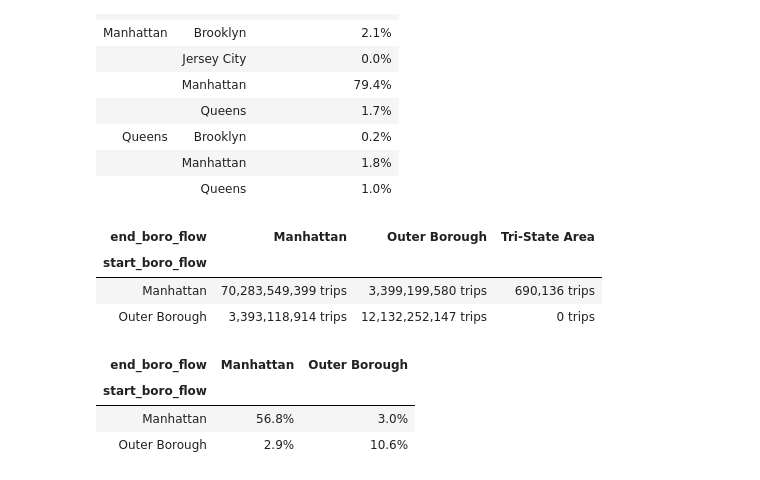
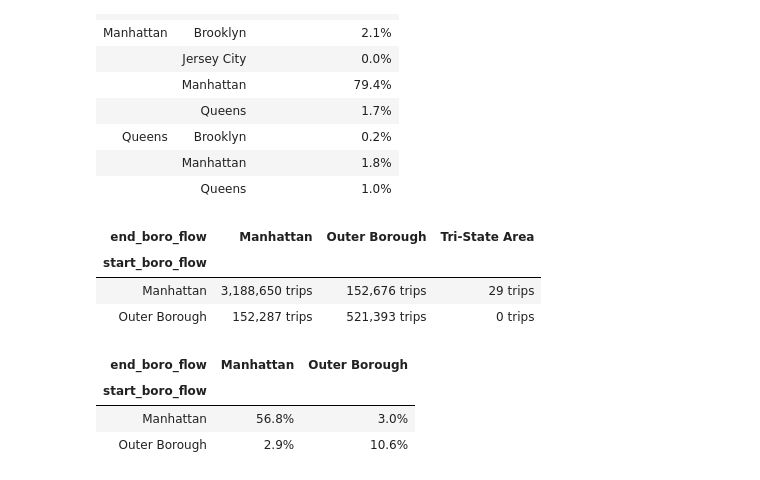
Before and after one commit to yslnam/mofo_bikes, a Jupyter notebook: notebooks/eda/citibike_feature_engineered_eda.ipynb, the cells around one changed output. Cells and saved outputs as stored; diff of their text form; code cells hidden in the pictures.

```diff
--- a/notebooks/eda/citibike_feature_engineered_eda.ipynb
+++ b/notebooks/eda/citibike_feature_engineered_eda.ipynb
@@ -221,14 +221,14 @@ perc_rides_by_boro
 |  | Manhattan | 1.8% |
 |  | Queens | 1.0% |
 # %%
-rides_by_boro_flow = cb.pivot_table('bikeid', index='start_boro_flow', columns='end_boro_flow', aggfunc='sum', fill_value=0)
+rides_by_boro_flow = cb.pivot_table('bikeid', index='start_boro_flow', columns='end_boro_flow', aggfunc='count', fill_value=0)
 rides_by_boro_flow = rides_by_boro_flow.applymap('{0:,.0f} trips'.format)
 rides_by_boro_flow
 # %% [output]
 | end_boro_flow | Manhattan | Outer Borough | Tri-State Area |
 | start_boro_flow |  |  |  |
-| Manhattan | 70,283,549,399 trips | 3,399,199,580 trips | 690,136 trips |
-| Outer Borough | 3,393,118,914 trips | 12,132,252,147 trips | 0 trips |
+| Manhattan | 3,188,650 trips | 152,676 trips | 29 trips |
+| Outer Borough | 152,287 trips | 521,393 trips | 0 trips |
 # %%
 perc_rides_by_boro_flow = pivot_cb.pivot_table('bikeid', index='start_boro_flow', columns='end_boro_flow', aggfunc=len, fill_value=0).div(len(cb.bikeid)).mul(100)
 perc_rides_by_boro_flow = perc_rides_by_boro_flow.applymap('{0:,.1f}%'.format)
```
Also changed, not shown: parts of 6 cells of this notebook.
